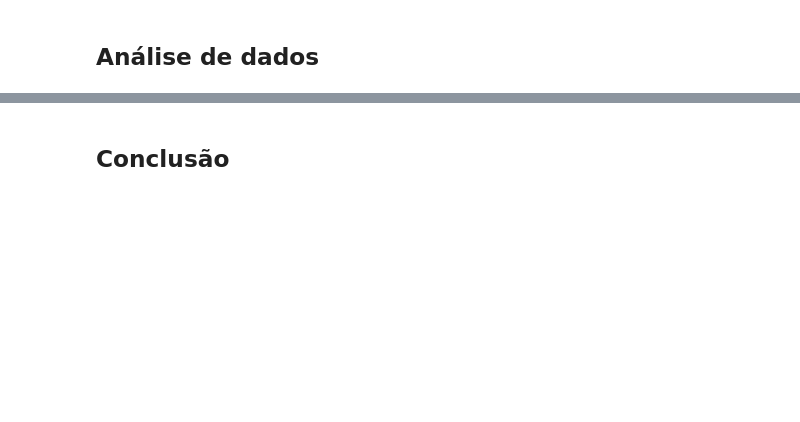
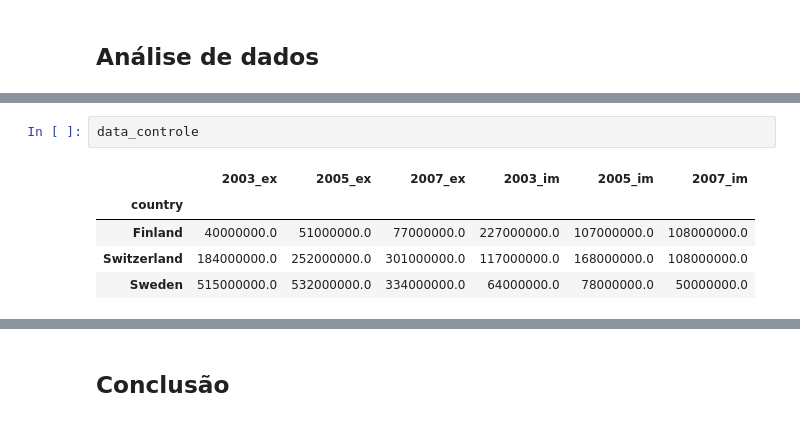
Before and after one commit to VergaraC/Ciencia_dos_dados_P1, a Jupyter notebook: P1-Victor_Vergara.ipynb, the cells around one changed output, grey strips where cells are left out. Saved outputs shown, nothing was run; the diff lists cells and outputs as text; blank space fills up the shorter version.

```diff
--- a/P1-Victor_Vergara.ipynb
+++ b/P1-Victor_Vergara.ipynb
@@ -168,0 +149,8 @@ data_ex_membros
+# %%
+data_controle
+# %% [output]
+|  | 2003_ex | 2005_ex | 2007_ex | 2003_im | 2005_im | 2007_im |
+| country |  |  |  |  |  |  |
+| Finland | 40000000.0 | 51000000.0 | 77000000.0 | 227000000.0 | 107000000.0 | 108000000.0 |
+| Switzerland | 184000000.0 | 252000000.0 | 301000000.0 | 117000000.0 | 168000000.0 | 108000000.0 |
+| Sweden | 515000000.0 | 532000000.0 | 334000000.0 | 64000000.0 | 78000000.0 | 50000000.0 |
```
Also changed, not shown: parts of 8 cells of this notebook.
